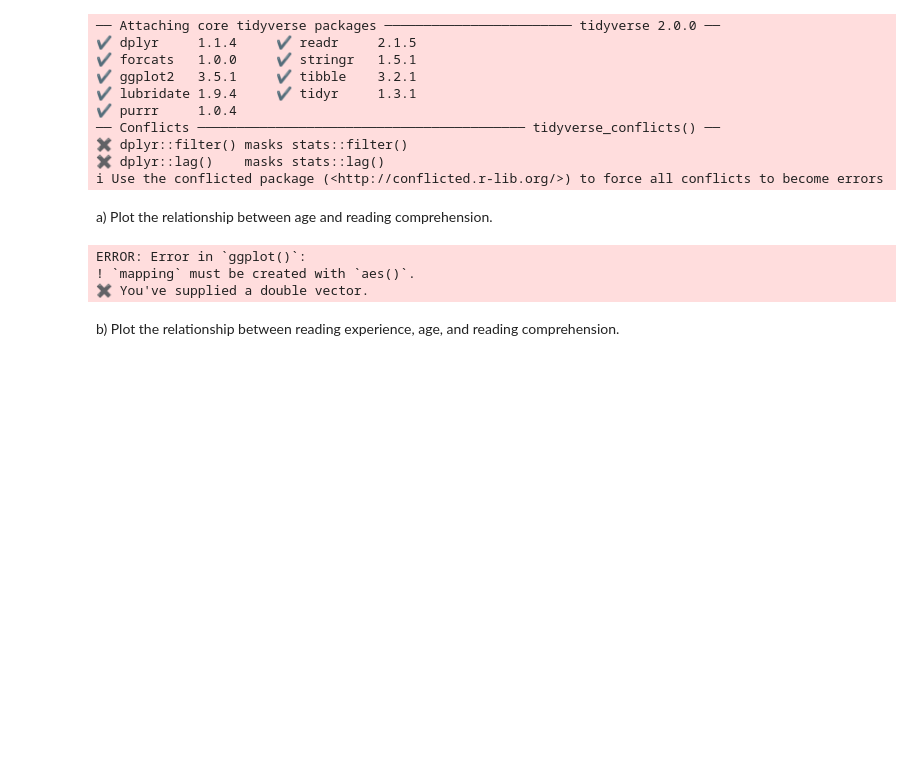
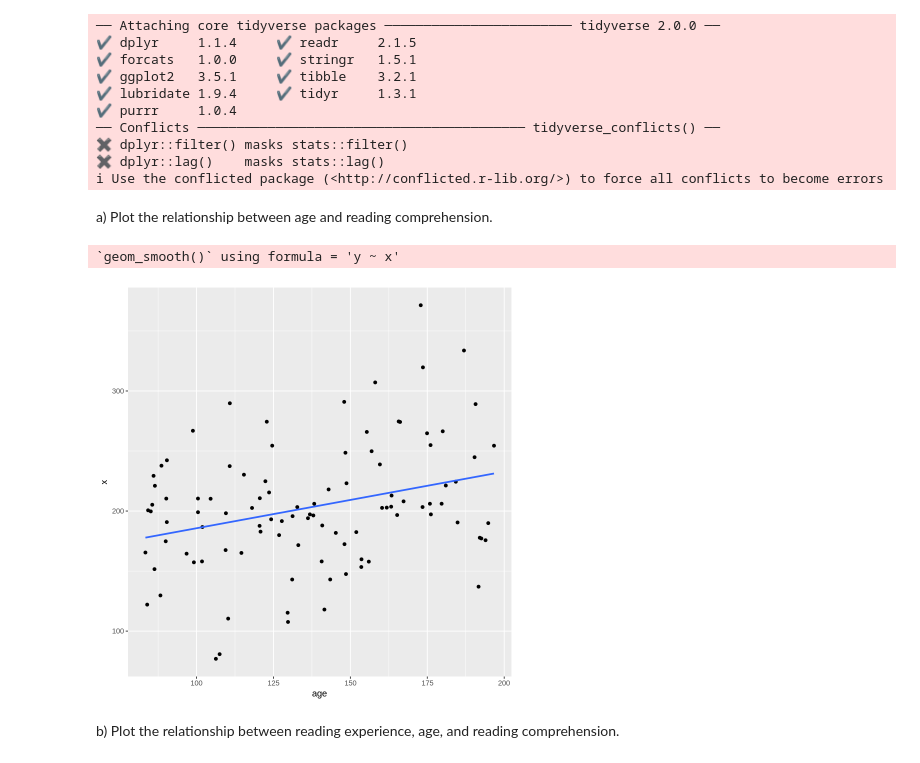
Before and after one commit to jialinli-21/Li_DSPN_S25, a Jupyter notebook: Exercise14.ipynb, the cells around one changed output. Cells and saved outputs as stored; diff of their text form; code cells hidden in the pictures; blank space fills up the shorter version.

```diff
--- a/Exercise14.ipynb
+++ b/Exercise14.ipynb
@@ -36,11 +36,11 @@ simulate_data <- function(sample_size, age_lo, age_hi, beta_xa,
                           beta_x0, sd_x, beta_ca, beta_cx, beta_c0, sd_c) {
       # generate a
       a = runif(sample_size, age_lo, age_hi)
-      epsilon_x = rnorm(sample_size, mean(a),sd=sd_x)
+      epsilon_x = rnorm(sample_size, 0,sd=sd_x)
       x = a*beta_xa+ beta_x0 +epsilon_x
 
       # generate c
-      epsilon_c = rnorm(sample_size, , sd=sd_c)
+      epsilon_c = rnorm(sample_size, 0, sd=sd_c)
       c = a*beta_ca + beta_c0 + epsilon_c
 
       return (data.frame(
@@ -86,12 +86,11 @@ a) Plot the relationship between age and reading comprehension.
 # %%
 library(ggplot2)
 
-ggplot(data = dat, aes(x = age, y = c))+
-   geom_point() +
-   geom_smooth(method="lm",se=FALSE)
+ggplot(dat,aes(x=age,y=x)) +
+  geom_point() +
+  geom_smooth(method="lm",se=FALSE)
 # %% [output]
-ERROR: Error in `ggplot()`:
-! `mapping` must be created with `aes()`.
-✖ You've supplied a double vector.
+`geom_smooth()` using formula = 'y ~ x'
+[figure, added]
 # %% [markdown]
 b) Plot the relationship between reading experience, age, and reading comprehension.
```
Also changed, not shown: parts of 6 cells of this notebook.
